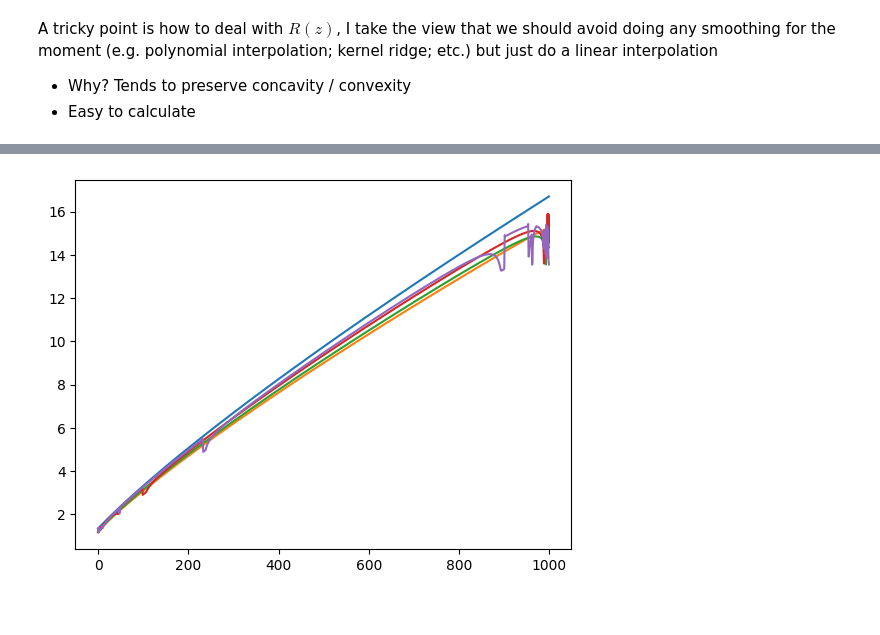
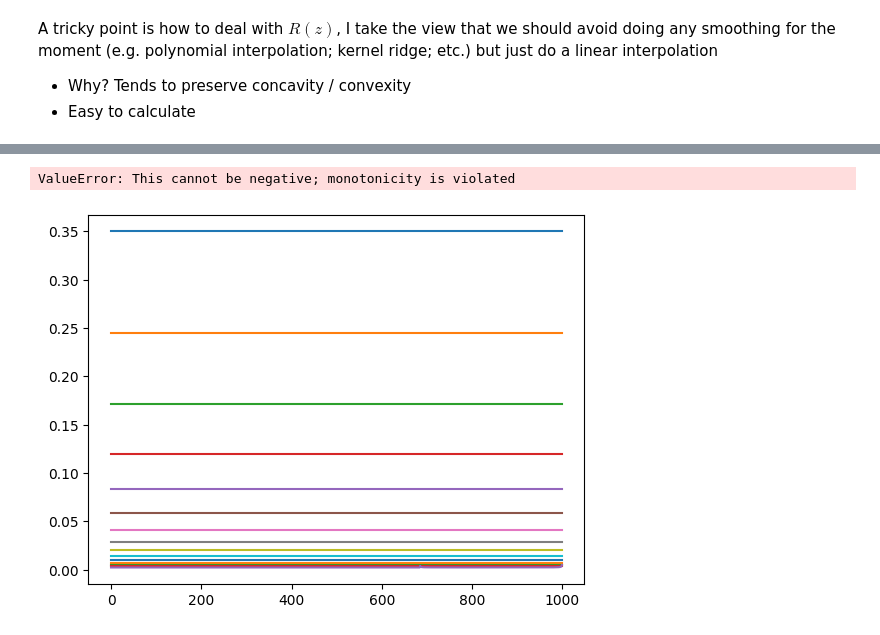
Before and after one commit to bryantx22/Oracle, a Jupyter notebook: simulation.ipynb, the cells around one changed output, grey strips where cells are left out. Saved outputs shown, nothing was run; the diff lists cells and outputs as text; code cells hidden in the pictures.

Commit message:
pareto case; monotonicity vio

```diff
--- a/simulation.ipynb
+++ b/simulation.ipynb
@@ -38,9 +38,9 @@ alpha = 3
 def pareto_cdf(x, alpha=3):
     '''
     This is just to evaluate F(x) where F is the cdf of a Pareto with
-    alpha = 3, scale = 1, location = 0
+    alpha = 3, scale = 1, location = -1 (starts at 0)
     '''
-    return pareto.cdf(x, alpha, loc=0, scale=1)
+    return pareto.cdf(x, alpha, loc=-1, scale=1)
 # %% [markdown]
 ### 2. EGM and Inversion
 # %% [markdown]
@@ -55,5 +55,5 @@ $$ c \leq \theta \cdot l - T(\theta \cdot l)$$
 Note that $T(0) = -R$ is the transfer so there is no need to separately specify the virtual income.
 # %%
 z_grid_length = 1000
-z_width = 0.02
+z_width = 1e-4
 # %%
@@ -62,5 +62,5 @@ ret_func = lambda z: 0.65 * z
 # %%
-z_grid= [x * z_width + 1 for x in range(1, z_grid_length + 1)] # a guess for the realization of z's
+z_grid= [x * z_width for x in range(1, z_grid_length + 1)] # a guess for the realization of z's
 
 theta_grid = []
 for index, z in enumerate(z_grid):
@@ -99,4 +99,4 @@ def apx_derivative(lst, idx, width):
     elif idx == len(lst) - 1:
         return (lst[-1] - lst[-2]) / width
     else:
-        return (lst[idx + 1] - lst[idx - 1]) / width
+        return (lst[idx + 1] - lst[idx - 1]) / (2 * width)
@@ -108,9 +103,12 @@ plt.plot(theta_grid)
 # %%
 iter = 0
 
-while iter < 5:
+while True:
 
-    plt.plot(theta_grid)
+    plt.plot(r_primes, label=f"{iter}")
+
+    # plt.plot(theta_grid)
+    # plt.show()
 
     max_der_delta = -1 # always positive so this gets dominated
     rev_delta = None
@@ -123,10 +121,15 @@ while iter < 5:
     # discretize for now
 
     pmf = []
-    pmf.append(pareto_cdf(theta_grid[0]) - pareto_cdf(1))
 
-    for index, theta in enumerate(theta_grid[1:]): # index is actually shifted back by 1
-        pmf.append(pareto_cdf(theta) - pareto_cdf(theta_grid[index]))
+    for index in range(len(theta_grid)):
+        if index == 0:
+            pmf.append(pareto_cdf(theta_grid[0]))
+        else:
+            pmf.append(pareto_cdf(theta_grid[index]) - pareto_cdf(theta_grid[index - 1]))
+
+        if pmf[-1] < 0:
+            raise ValueError("This cannot be negative; monotonicity is violated")
 
     # TODO: Avoid renormalization for top tail and calculate the integral as is
 
@@ -136,40 +139,41 @@ while iter < 5:
     for mass in pmf[1:]:
         cdf.append(cdf[-1] + mass)
 
-    cdf[-1] = cdf[-1] - 1e-10
-
     lambda_bar_num = 0 # only the numerator
     eta_bar_num = 0 # only the numerator
 
     revenue = 0
     new_rates = []
 
+    # plt.plot(z_grid, pmf)
+    # plt.show()
+
+    # plt.plot(z_grid, cdf)
+    # plt.show()
+
     # traverse in reverse order
     for idx, z in enumerate(reversed(z_grid)):
 
-        index = len(z_grid) - 1 - idx
+        index = len(z_grid) - 1 - idx # index in the original, not reversed list
 
         theta_z = theta_grid[index] # theta(z)
         R_z = ret_func(z) # R(z)
         R_prime_z = r_primes[index] # R'(z)
 
-        alpha_z = pmf[index] * z / (1 - cdf[index])
+        alpha_z_num = pmf[index] * z # modified; denominator incorporated later
 
         dlogRz_dlogz = z / R_z * R_prime_z
         dlogRpz_dlogz = z / R_prime_z * apx_derivative(r_primes, index, z_width)
         eps_z = eps / (1 - eps * dlogRpz_dlogz + eps * gamma * dlogRz_dlogz)
-        eta_z = eps_z * -gamma
+        eta_z = eps_z * (-gamma)
 
         eta_bar_num += (1 - R_prime_z) * z / R_z * eta_z * pmf[index]
         lambda_bar_num += (R_z**(-gamma) * pmf[index])
 
-        if cdf[index] != 1:
-            rhs = (1 - (lambda_bar_num + eta_bar_num)/(1 - cdf[index])) / (alpha_z * eps_z)
-            new_rate = min(max(1 / (1 + rhs), 0), 1)
-        else:
-            new_rate = 1
+        rhs = ((1 - cdf[index]) - (lambda_bar_num + eta_bar_num)) / (alpha_z_num * eps_z)
+        new_rate = min(max(1 / (1 + rhs), 0), 1)
 
-        new_rates.append((new_rate * 0.1 + R_prime_z * 0.9))
+        new_rates.append((new_rate * 0.3 + R_prime_z * 0.7))
 
         if abs(new_rate - R_prime_z) > max_der_delta:
             max_der_delta = abs(new_rate - R_prime_z)
@@ -189,18 +193,17 @@ while iter < 5:
     # construct new R(Z) function from r'(z)
     # interpolate a piece-wise linear function?
 
-    r_primes = new_rates
+    r_primes = new_rates[::-1] # since the rates were added in reverse order
 
     def new_ret_func(z):
         '''
         Construct the retention function from R'(z)
+        Currently just linear. Consider trapezoidal? Shouldn't matter if the grid is fine...
 
-        Currently just linear. Consider trapezoidal? Shouldn't matter if the grid is fine...
+        TODO: note that this always comes from the same grid, so just compute for values in the grid...
         '''
-
         prev_cutoff = 0
         total = 0
-
         for idx, rate in enumerate(r_primes):
             if z <= z_grid[idx]:
                 total += (z - prev_cutoff) * rate
@@ -214,7 +217,10 @@ while iter < 5:
 
         return total
 
-    ret_func = new_ret_func
+    ret_dict = {}
+    for z in z_grid:
+        ret_dict[z] = new_ret_func(z)
+    ret_func = lambda z: ret_dict[z]
 
     theta_grid = []
 
@@ -224,4 +230,7 @@ while iter < 5:
         theta_grid.append(theta)
 
     iter += 1
+
+plt.legend()
+plt.show()
 # %% [output]
@@ -233 +251,2 @@ Iteration 5: revenue (0.08472360262815848) and derivative (0.7511145645927177)
+ValueError: This cannot be negative; monotonicity is violated
-[figure, old version]
+[figure, new version]
```
Also changed, not shown: parts of 7 cells of this notebook.
